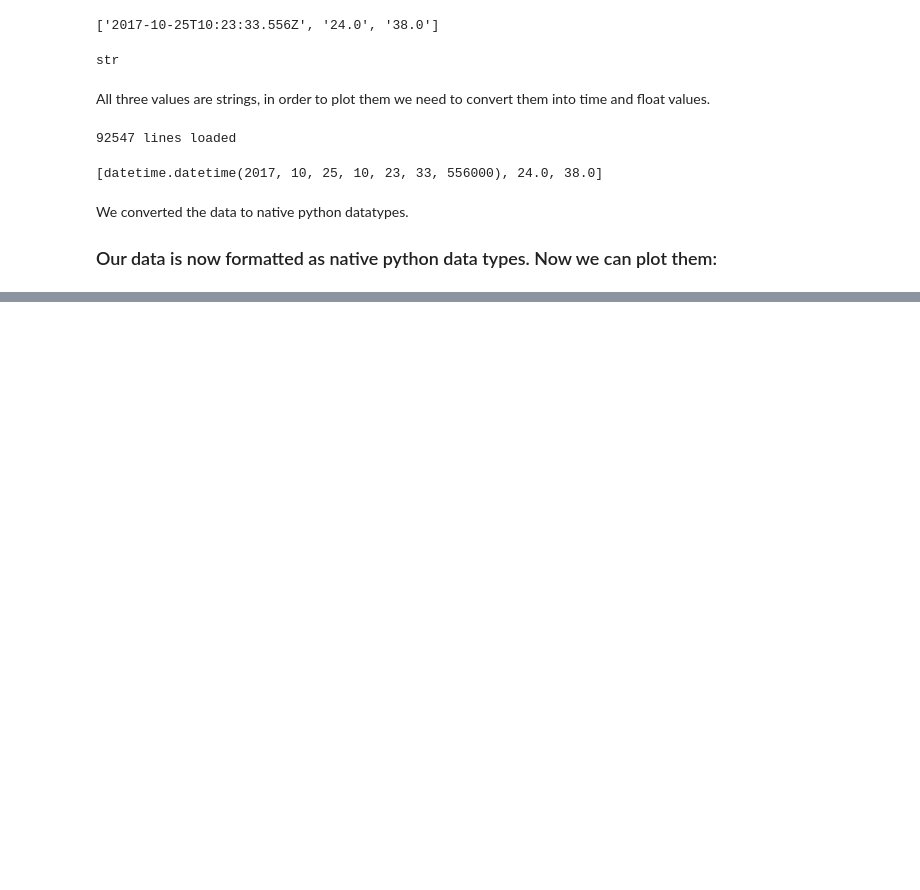
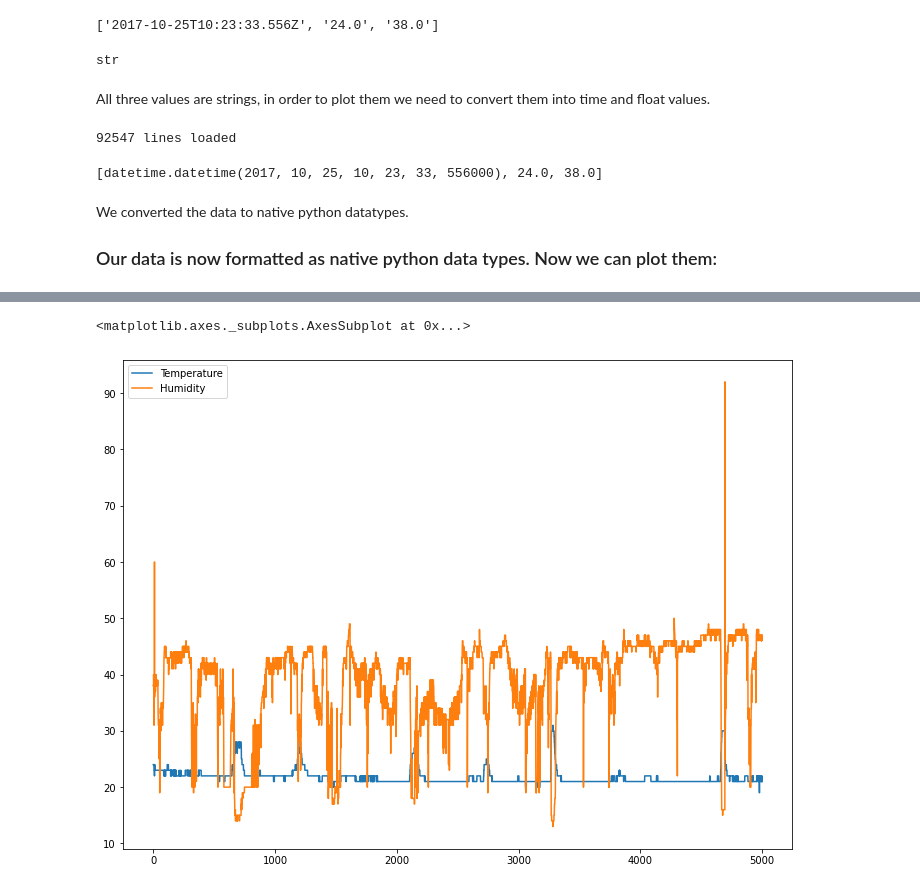
Before and after one commit to oliverguhr/htw-nlp-lecture, a Jupyter notebook: hello-python/Short Python Intro.ipynb, the cells around one changed output, grey strips where cells are left out. Drawn from its saved outputs; the diff is of its cells as text; code cells hidden in the pictures; blank space fills up the shorter version.

```diff
--- a/hello-python/Short Python Intro.ipynb
+++ b/hello-python/Short Python Intro.ipynb
@@ -264,0 +267,4 @@ plt.show()
+# %%
+import pandas as pd
+data_frame = pd.read_table("https://www2.htw-dresden.de/~guhr/dist/sensor-data.csv", sep = ";", names=["Date", "Temperature", "Humidity"])
+data_frame.head()
@@ -264,0 +278,5 @@ plt.show()
+# %%
+data_frame[:5000].plot()
+# %% [output]
+<matplotlib.axes._subplots.AxesSubplot at 0x...>
+[figure, added]
```
Also changed, not shown: parts of 6 cells of this notebook.
